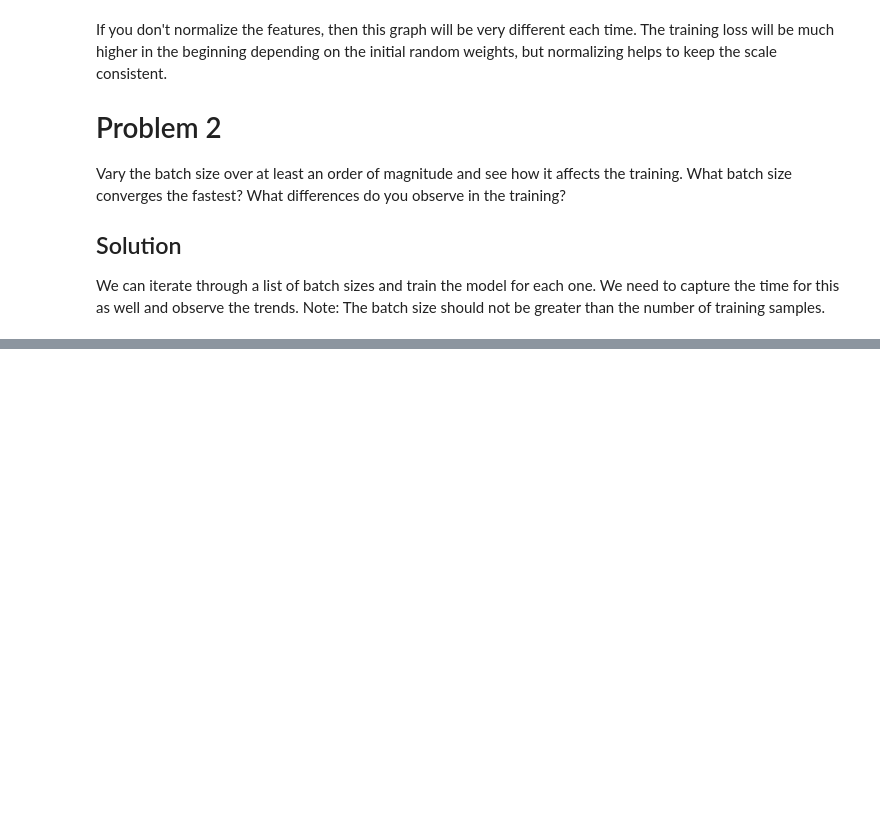
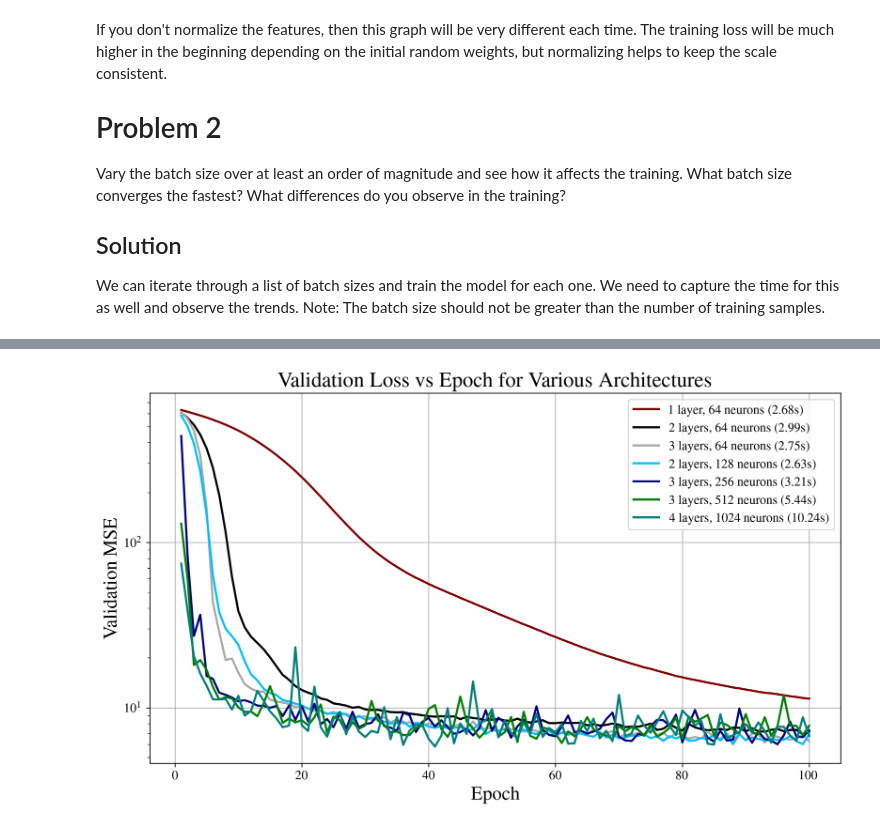
Before and after one commit to gabemorris12/machine_learning, a Jupyter notebook: Homework 4/Machine Learning Homework 4.ipynb, the cells around one changed output, grey strips where cells are left out. Cells and saved outputs as stored; diff of their text form; code cells hidden in the pictures; blank space fills up the shorter version.

```diff
--- a/Homework 4/Machine Learning Homework 4.ipynb
+++ b/Homework 4/Machine Learning Homework 4.ipynb
@@ -163,0 +169,56 @@ Smaller batch sizes, such as 8 or 16, lead to noisier gradient updates that can
+# %%
+# Define different architectures to test.
+architectures = [
+    {"name": "1 layer, 64 neurons", "layers": 1, "neurons": 64},
+    {"name": "2 layers, 64 neurons", "layers": 2, "neurons": 64},
+    {"name": "3 layers, 64 neurons", "layers": 3, "neurons": 64},
+    {"name": "2 layers, 128 neurons", "layers": 2, "neurons": 128},
+    {"name": "3 layers, 256 neurons", "layers": 3, "neurons": 256},
+    {"name": "3 layers, 512 neurons", "layers": 4, "neurons": 512},
+    {"name": "4 layers, 1024 neurons", "layers": 4, "neurons": 1024},
+]
+
+# Dictionary to store history and training time for each architecture.
+arch_results = {}
+epoch_num = 100
+
+for arch in architectures:
+    k.clear_session()  # Reset the session to ensure a fresh model
+
+    layers_list = [Input(shape=(x_train.shape[1],))]
+    for _ in range(arch["layers"]):
+        layers_list.append(Dense(arch["neurons"], activation='relu'))
+    layers_list.append(Dense(1))
+
+    model = Sequential(layers_list)
+    model.compile(optimizer='adam', loss='mse', metrics=['mse'])
+
+    start_time = time.perf_counter()
+    history = model.fit(x_train, y_train, epochs=epoch_num,
+                        validation_data=(x_test, y_test),
+                        verbose=False, batch_size=32)
+    elapsed_time = time.perf_counter() - start_time
+
+    arch_results[arch["name"]] = {
+        "history": history.history,
+        "time": elapsed_time
+    }
+
+    print(f"{arch['name']}: Time: {elapsed_time:.2f} sec, "
+          f"Final Train Loss: {history.history['loss'][-1]:.4f}, "
+          f"Final Val Loss: {history.history['val_loss'][-1]:.4f}")
+
+# Plot the training and validation loss vs. epoch curves for all architectures.
+fig, ax = plt.subplots(figsize=(10, 6))
+
+epochs_range = range(1, epoch_num + 1)
+for arch_name, result in arch_results.items():
+    ax.plot(epochs_range, result["history"]["val_loss"], label=f'{arch_name} ({result["time"]:.2f}s)')
+
+ax.set_xlabel('Epoch')
+ax.set_yscale('log')
+ax.set_ylabel('Validation MSE')
+ax.set_title('Validation Loss vs Epoch for Various Architectures')
+ax.legend()
+plt.show()
+# %% [output]
@@ -163,0 +232 @@ Smaller batch sizes, such as 8 or 16, lead to noisier gradient updates that can
+[figure, added]
```
Also changed, not shown: parts of 9 cells of this notebook, 2 other files.
